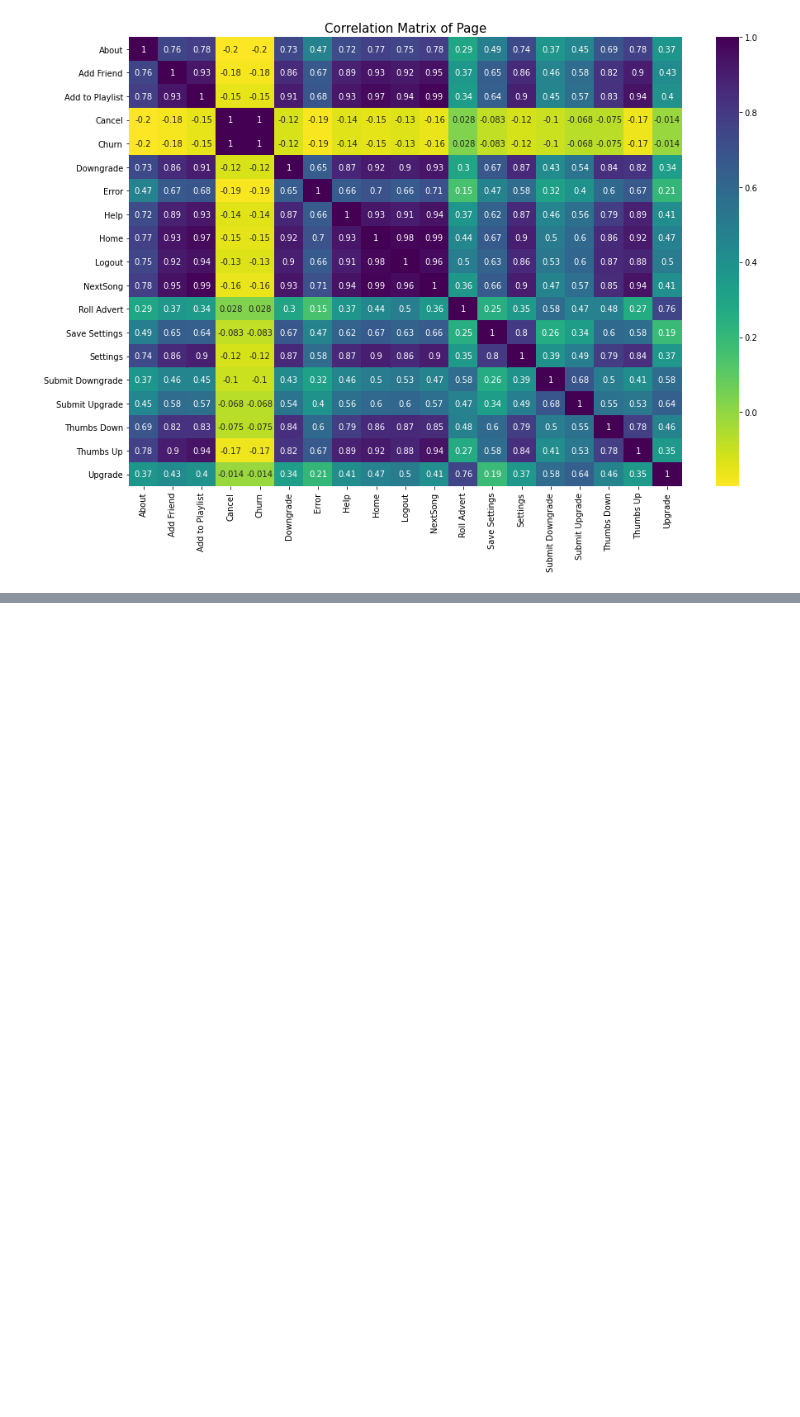
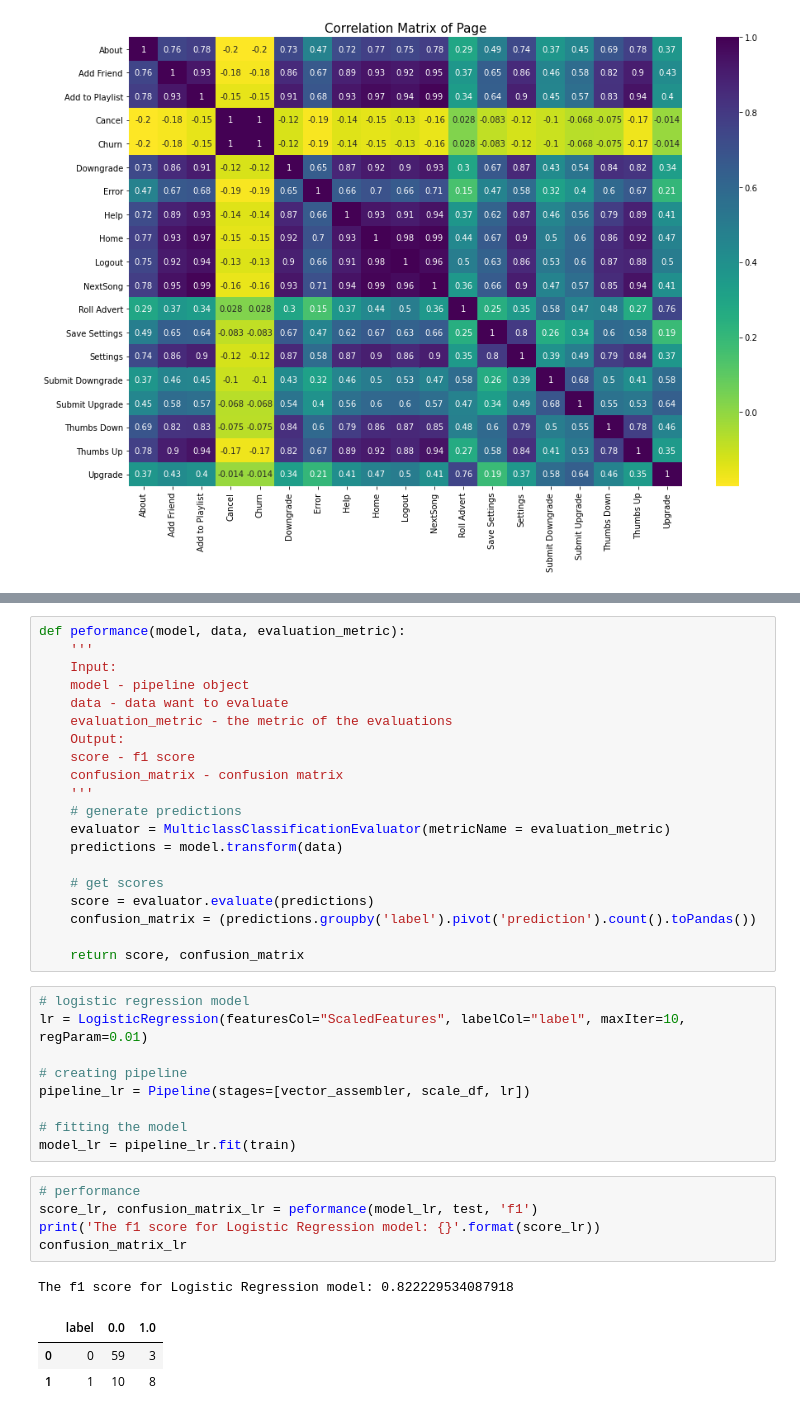
Before and after one commit to huizishao/Data_Science_Portfolio, a Jupyter notebook: Capstone - Sparktify/Sparkify.ipynb, the cells around one changed output, grey strips where cells are left out. Saved outputs shown, nothing was run; the diff lists cells and outputs as text; blank space fills up the shorter version.

```diff
--- a/Capstone - Sparktify/Sparkify.ipynb
+++ b/Capstone - Sparktify/Sparkify.ipynb
@@ -524,0 +678,39 @@ Clean up your code, adding comments and renaming variables to make the code easi
+# %%
+def peformance(model, data, evaluation_metric):
+    '''
+    Input:
+    model - pipeline object
+    data - data want to evaluate
+    evaluation_metric - the metric of the evaluations
+    Output:
+    score - f1 score
+    confusion_matrix - confusion matrix
+    '''
+    # generate predictions
+    evaluator = MulticlassClassificationEvaluator(metricName = evaluation_metric)
+    predictions = model.transform(data)
+
+    # get scores
+    score = evaluator.evaluate(predictions)
+    confusion_matrix = (predictions.groupby('label').pivot('prediction').count().toPandas())
+
+    return score, confusion_matrix
+# %%
+# logistic regression model
+lr = LogisticRegression(featuresCol="ScaledFeatures", labelCol="label", maxIter=10, regParam=0.01)
+
+# creating pipeline
+pipeline_lr = Pipeline(stages=[vector_assembler, scale_df, lr])
+
+# fitting the model
+model_lr = pipeline_lr.fit(train)
+# %%
+# performance
+score_lr, confusion_matrix_lr = peformance(model_lr, test, 'f1')
+print('The f1 score for Logistic Regression model: {}'.format(score_lr))
+confusion_matrix_lr
+# %% [output]
+The f1 score for Logistic Regression model: 0.822229534087918
+|  | label | 0.0 | 1.0 |
+| 0 | 0 | 59 | 3 |
+| 1 | 1 | 10 | 8 |
```
Also changed, not shown: parts of 47 cells of this notebook, 2 other files.
